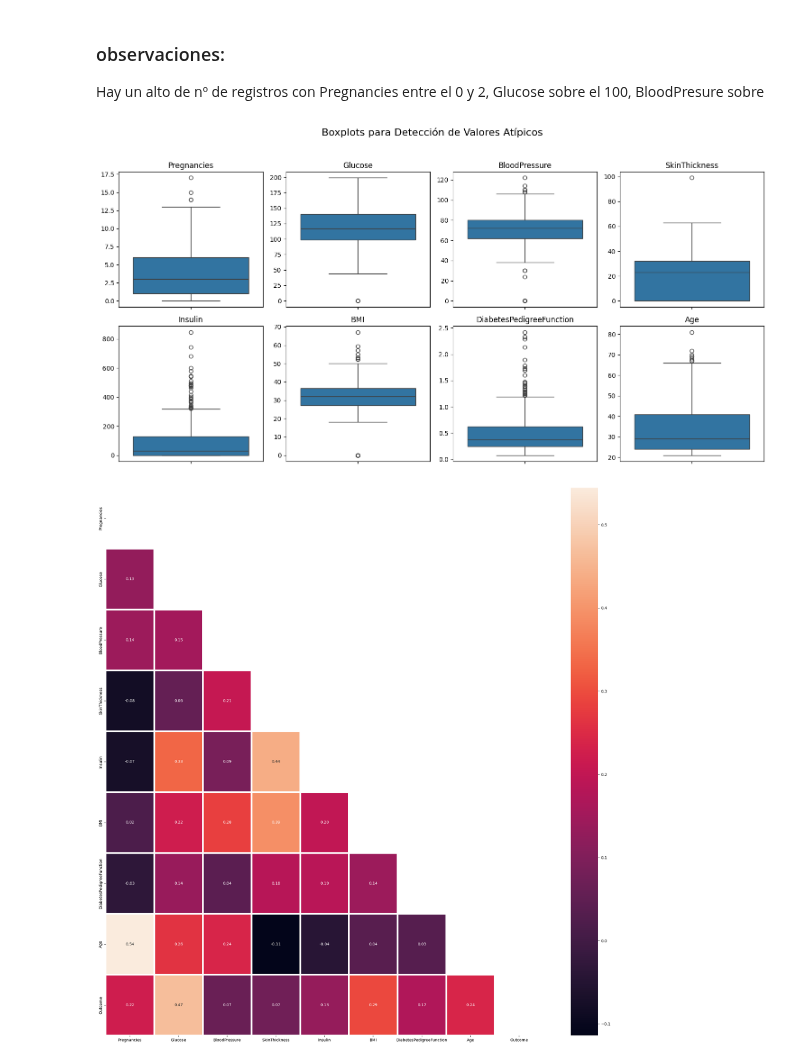
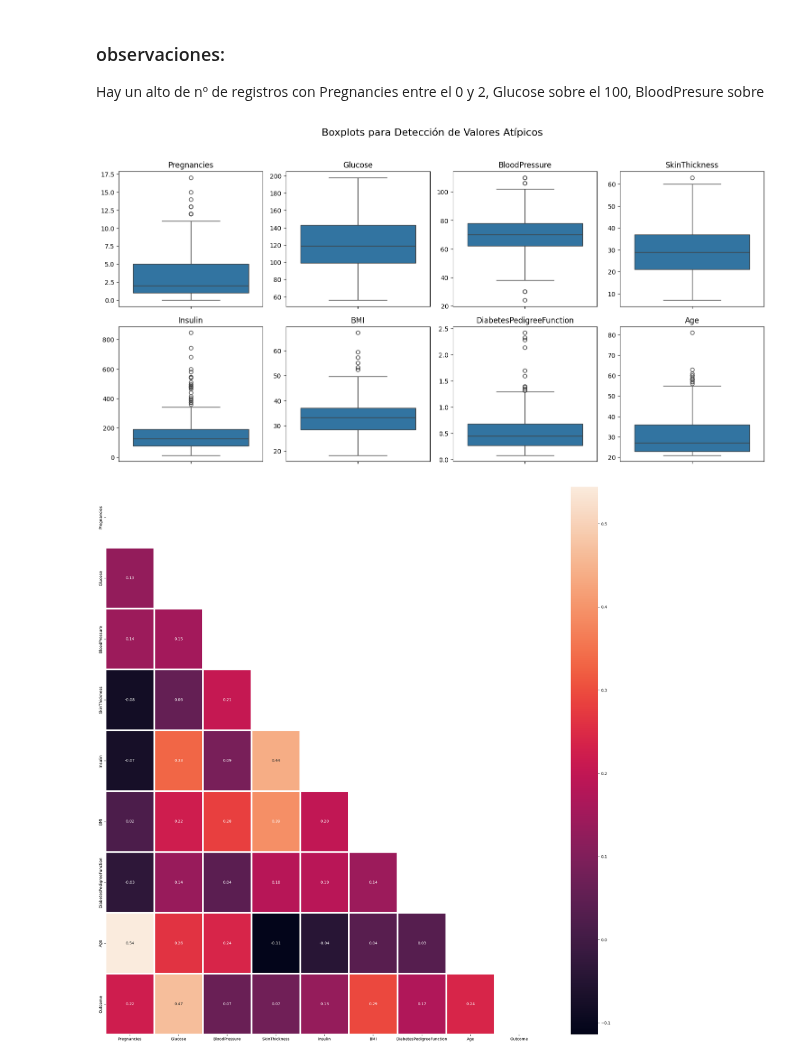
Before and after one commit to 4GeeksAcademy/sarayruiz---Machine-Learning, a Jupyter notebook: src/04-eda-diabetes.ipynb, the cells around one changed output. Drawn from its saved outputs; the diff is of its cells as text; code cells hidden in the pictures.

```diff
--- a/src/04-eda-diabetes.ipynb
+++ b/src/04-eda-diabetes.ipynb
@@ -155,24 +155,24 @@ Hay un alto de nº de registros con Pregnancies entre el 0 y 2, Glucose sobre el
 # %%
 # Boxplots para detección de valores atípicos.
 
 fig, axes = plt.subplots(nrows=2, ncols=4, figsize=(15, 8))
 plt.subplots_adjust(hspace=0.4)
 
 columnas = ['Pregnancies', 'Glucose', 'BloodPressure', 'SkinThickness',
             'Insulin', 'BMI', 'DiabetesPedigreeFunction', 'Age']
 
 for i, col in enumerate(columnas):
     fila = i // 4
     columna = i % 4
-    sns.boxplot(ax=axes[fila, columna], data=df, y=col)
+    sns.boxplot(ax=axes[fila, columna], data=df_ini, y=col)
     axes[fila, columna].set_title(col)
     axes[fila, columna].set_ylabel('')
 
 plt.suptitle('Boxplots para Detección de Valores Atípicos', fontsize=16)
 plt.tight_layout(rect=[0, 0.03, 1, 0.95])
 plt.show()
 # %% [output]
-[figure, old version]
+[figure, new version]
 # %%
 corr = df.corr()
 mask = np.triu(np.ones_like(corr, dtype=bool))
```
